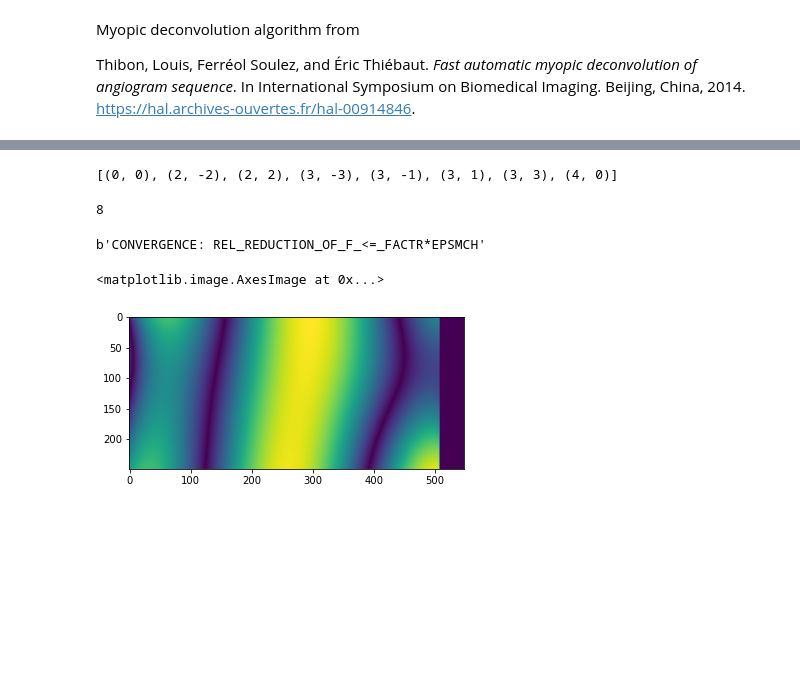
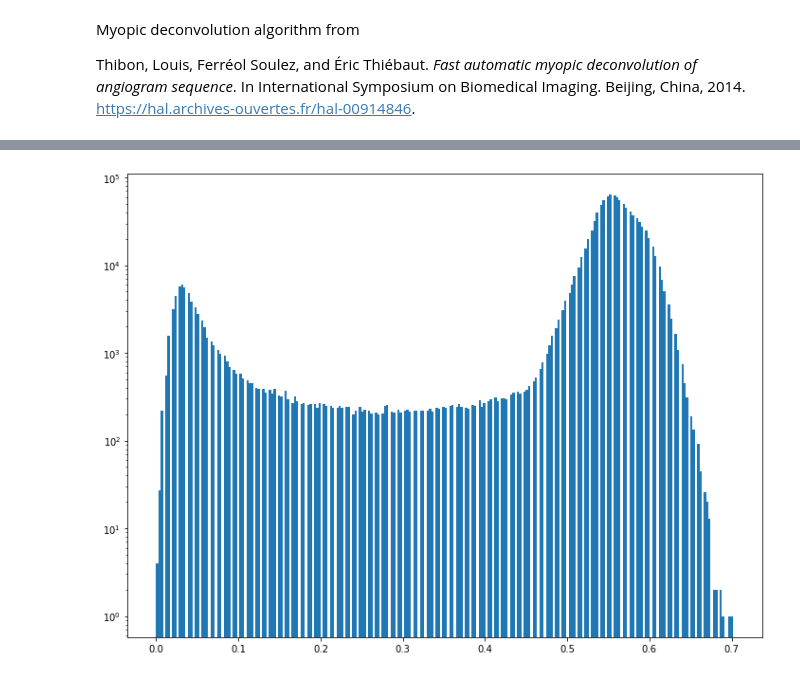
Before and after one commit to centuri-engineering/auto_metro, a Jupyter notebook: notebooks/MyopicDeconvolution.ipynb, the cells around one changed output, grey strips where cells are left out. Saved outputs shown, nothing was run; the diff lists cells and outputs as text; code cells hidden in the pictures; blank space fills up the shorter version.

```diff
--- a/notebooks/MyopicDeconvolution.ipynb
+++ b/notebooks/MyopicDeconvolution.ipynb
@@ -24,8 +25,0 @@ plt.imshow(image)
-# %%
-modes
-# %% [output]
-[(0, 0), (2, -2), (2, 2), (3, -3), (3, -1), (3, 1), (3, 3), (4, 0)]
-# %%
-len(modes)
-# %% [output]
-8
@@ -42,13 +26,6 @@ res = minimize(opt_gml, p0, args=(image_dsp,), method='L-BFGS-B')
-# %%
-print(res.message)
-
-pupil = res.x[2]
-amps = res.x[3:]
-
-tf = zernike_tf(*image.shape, pupil, amps)
-
-plt.imshow(np.abs(tf))
-# %% [output]
-b'CONVERGENCE: REL_REDUCTION_OF_F_<=_FACTR*EPSMCH'
-<matplotlib.image.AxesImage at 0x...>
-[figure, removed]
+# %%
+fig, ax = plt.subplots()
+h = ax.hist(image.ravel(), bins=256)
+ax.set_yscale('log')
+# %% [output]
+[figure, added]
```
Also changed, not shown: parts of 23 cells of this notebook, 4 other files.
